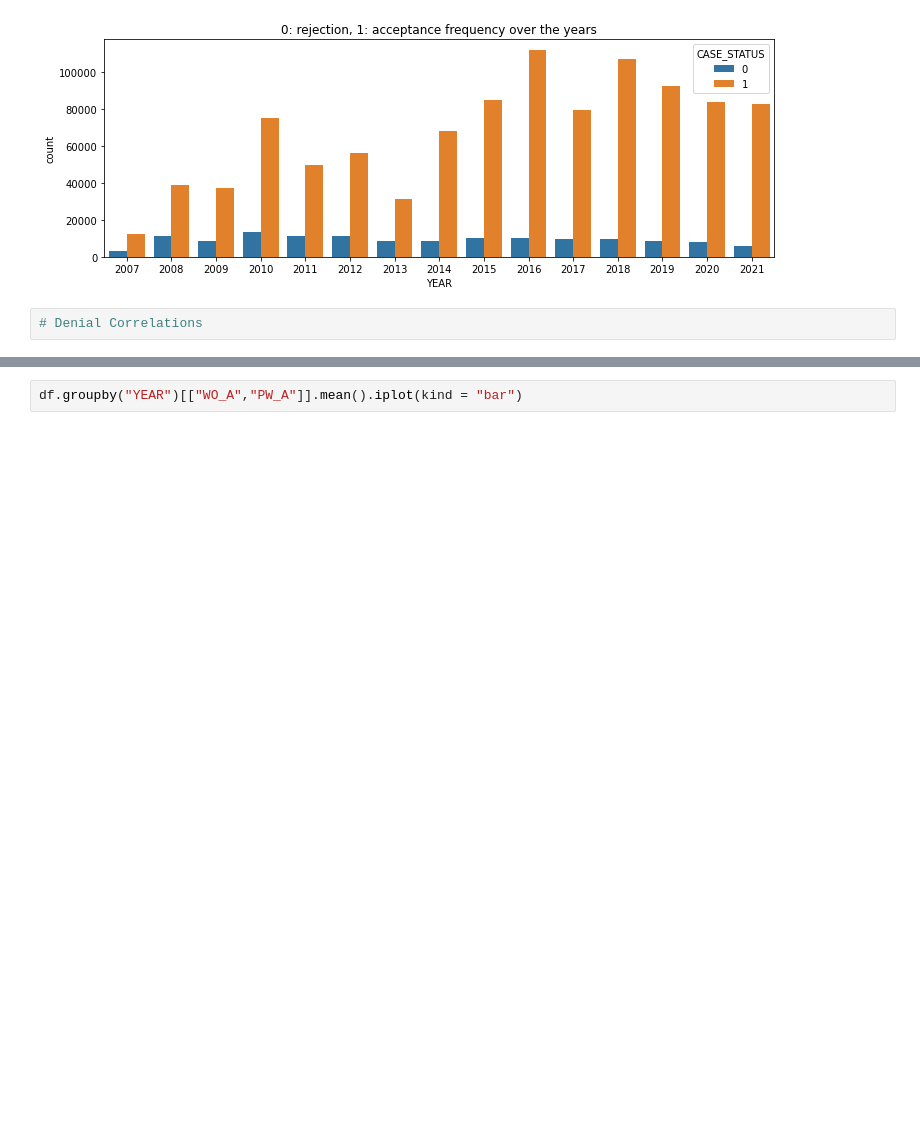
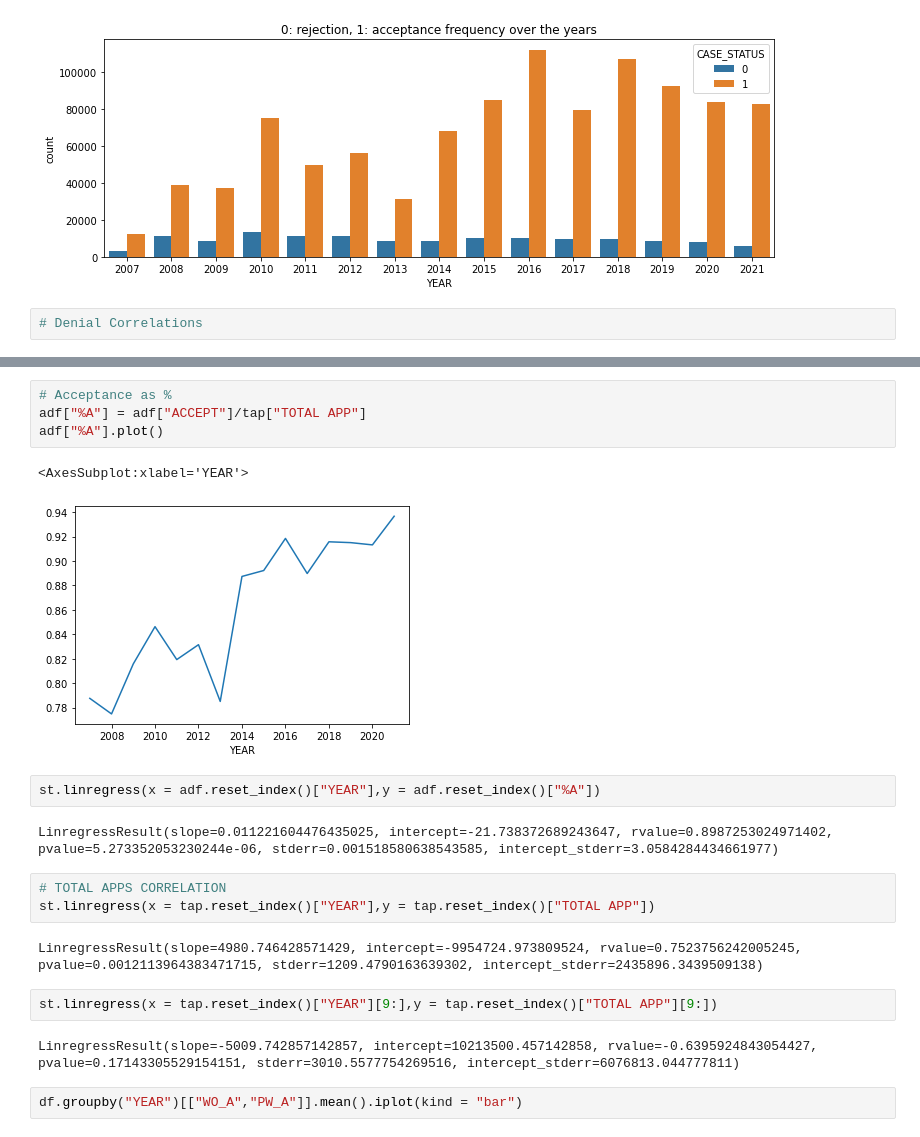
Before and after one commit to tdyk9098/Immigration-Employment-Project, a Jupyter notebook: GC Long Term.ipynb, the cells around one changed output, grey strips where cells are left out. Drawn from its saved outputs; the diff is of its cells as text; blank space fills up the shorter version.

```diff
--- a/GC Long Term.ipynb
+++ b/GC Long Term.ipynb
@@ -373,3 +853,23 @@ df.groupby("YEAR")["CASE_STATUS"].count()
+# %%
+# Acceptance as %
+adf["%A"] = adf["ACCEPT"]/tap["TOTAL APP"]
+adf["%A"].plot()
+# %% [output]
+<AxesSubplot:xlabel='YEAR'>
+[figure, added]
+# %%
+st.linregress(x = adf.reset_index()["YEAR"],y = adf.reset_index()["%A"])
+# %% [output]
+LinregressResult(slope=0.011221604476435025, intercept=-21.738372689243647, rvalue=0.8987253024971402, pvalue=5.273352053230244e-06, stderr=0.001518580638543585, intercept_stderr=3.0584284434661977)
+# %%
+# TOTAL APPS CORRELATION
+st.linregress(x = tap.reset_index()["YEAR"],y = tap.reset_index()["TOTAL APP"])
+# %% [output]
+LinregressResult(slope=4980.746428571429, intercept=-9954724.973809524, rvalue=0.7523756242005245, pvalue=0.0012113964383471715, stderr=1209.4790163639302, intercept_stderr=2435896.3439509138)
+# %%
+st.linregress(x = tap.reset_index()["YEAR"][9:],y = tap.reset_index()["TOTAL APP"][9:])
+# %% [output]
+LinregressResult(slope=-5009.742857142857, intercept=10213500.457142858, rvalue=-0.6395924843054427, pvalue=0.17143305529154151, stderr=3010.5577754269516, intercept_stderr=6076813.044777811)
 # %%
 df.groupby("YEAR")[["WO_A","PW_A"]].mean().iplot(kind = "bar")
 # %% [output]
```
Also changed, not shown: parts of 55 cells of this notebook.
